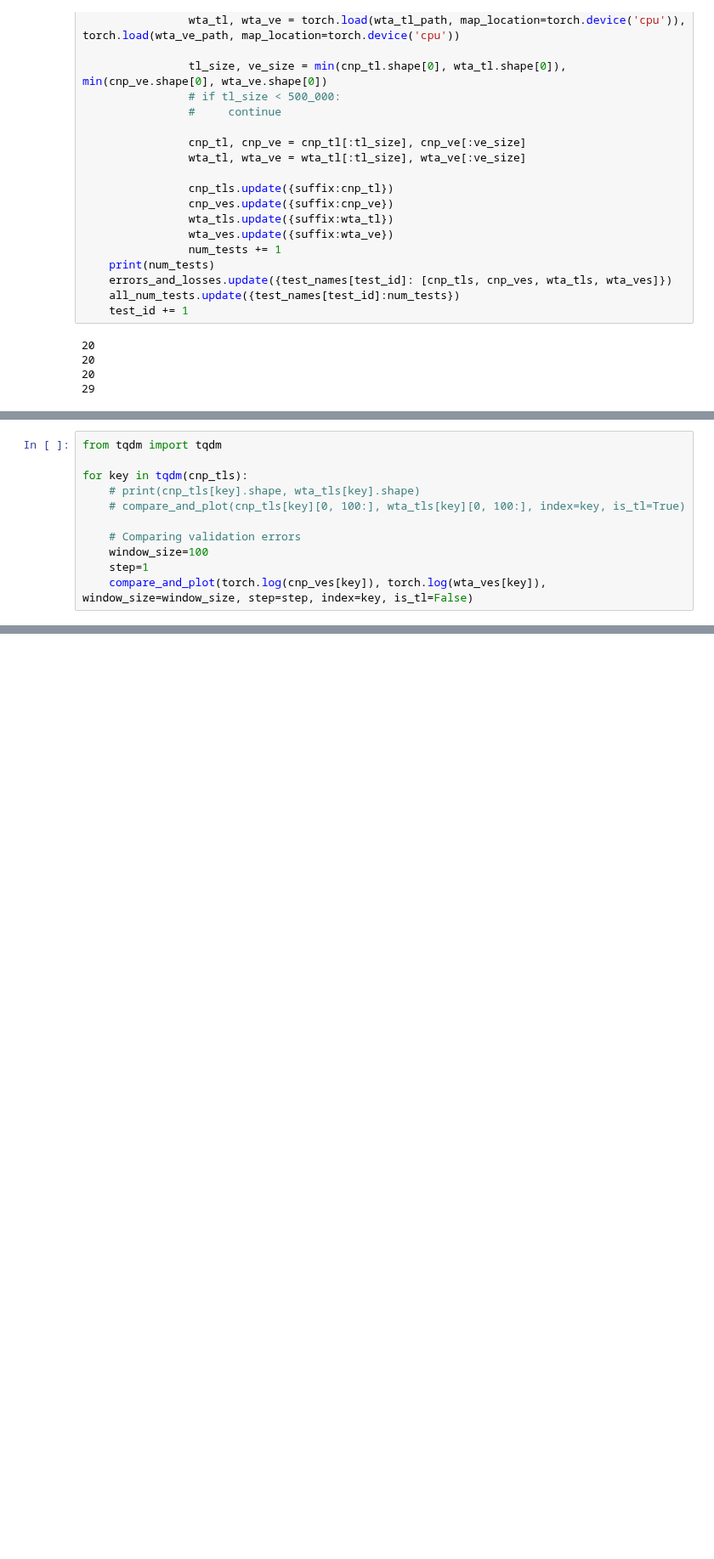
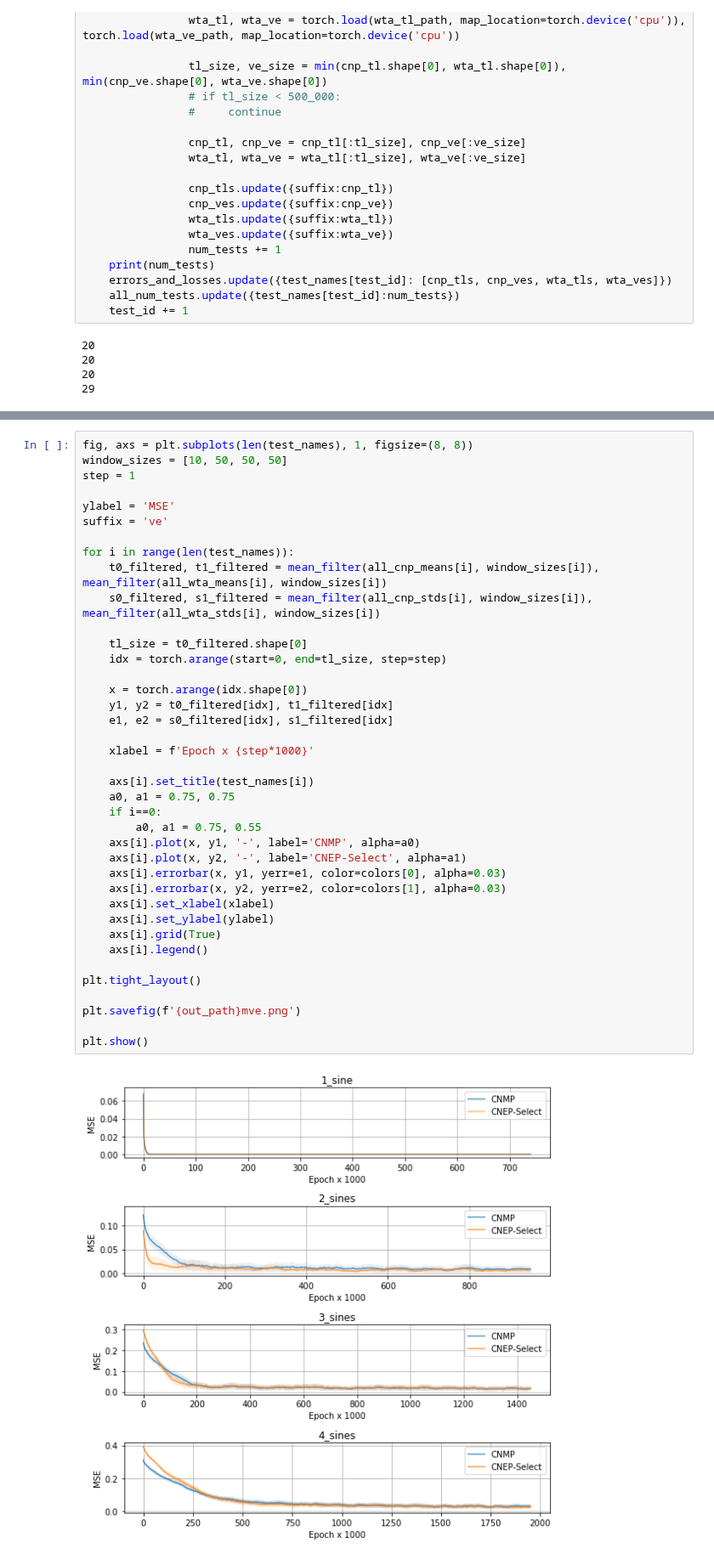
Before and after one commit to yildirimyigit/cnep, a Jupyter notebook: comparison_of_sine_losses.ipynb, the cells around one changed output, grey strips where cells are left out. Shown at 85% size. Saved outputs shown, nothing was run; the diff lists cells and outputs as text; blank space fills up the shorter version.

```diff
--- a/comparison_of_sine_losses.ipynb
+++ b/comparison_of_sine_losses.ipynb
@@ -202,11 +125,0 @@ def plot_mean_std(t0, t1, s0, s1, window_size=500, step=1000):
-# %%
-from tqdm import tqdm
-
-for key in tqdm(cnp_tls):
-    # print(cnp_tls[key].shape, wta_tls[key].shape)
-    # compare_and_plot(cnp_tls[key][0, 100:], wta_tls[key][0, 100:], index=key, is_tl=True)
-
-    # Comparing validation errors
-    window_size=100
-    step=1
-    compare_and_plot(torch.log(cnp_ves[key]), torch.log(wta_ves[key]), window_size=window_size, step=step, index=key, is_tl=False)
@@ -241,0 +163,41 @@ NameError: name 'test_name' is not defined
+# %%
+fig, axs = plt.subplots(len(test_names), 1, figsize=(8, 8))
+window_sizes = [10, 50, 50, 50]
+step = 1
+
+ylabel = 'MSE'
+suffix = 've'
+
+for i in range(len(test_names)):
+    t0_filtered, t1_filtered = mean_filter(all_cnp_means[i], window_sizes[i]), mean_filter(all_wta_means[i], window_sizes[i])
+    s0_filtered, s1_filtered = mean_filter(all_cnp_stds[i], window_sizes[i]), mean_filter(all_wta_stds[i], window_sizes[i])
+
+    tl_size = t0_filtered.shape[0]
+    idx = torch.arange(start=0, end=tl_size, step=step)
+
+    x = torch.arange(idx.shape[0])
+    y1, y2 = t0_filtered[idx], t1_filtered[idx]
+    e1, e2 = s0_filtered[idx], s1_filtered[idx]
+
+    xlabel = f'Epoch x {step*1000}'
+
+    axs[i].set_title(test_names[i])
+    a0, a1 = 0.75, 0.75
+    if i==0:
+        a0, a1 = 0.75, 0.55
+    axs[i].plot(x, y1, '-', label='CNMP', alpha=a0)
+    axs[i].plot(x, y2, '-', label='CNEP-Select', alpha=a1)
+    axs[i].errorbar(x, y1, yerr=e1, color=colors[0], alpha=0.03)
+    axs[i].errorbar(x, y2, yerr=e2, color=colors[1], alpha=0.03)
+    axs[i].set_xlabel(xlabel)
+    axs[i].set_ylabel(ylabel)
+    axs[i].grid(True)
+    axs[i].legend()
+
+plt.tight_layout()
+
+plt.savefig(f'{out_path}mve.png')
+
+plt.show()
+# %% [output]
+[figure, added]
```
Also changed, not shown: parts of 5 cells of this notebook, 1 other file.
